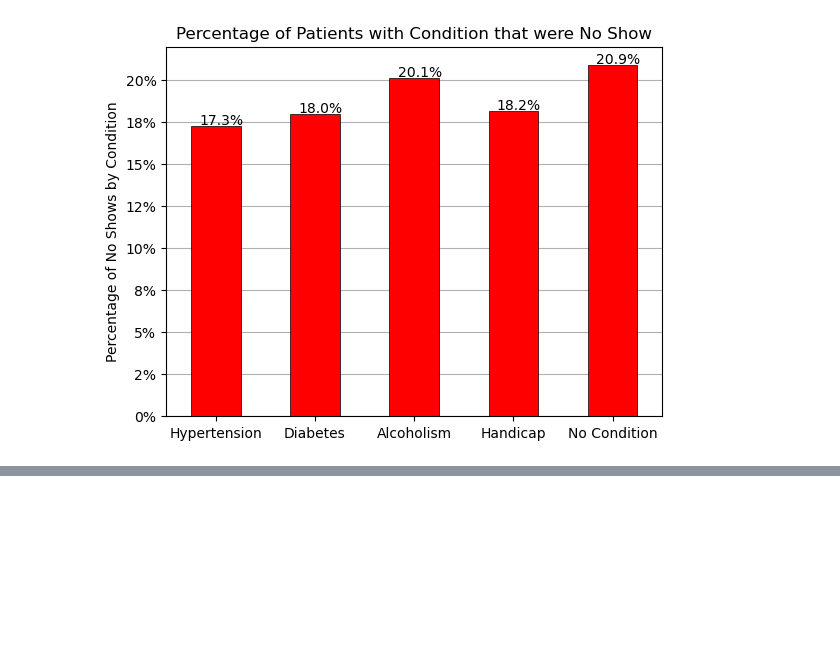
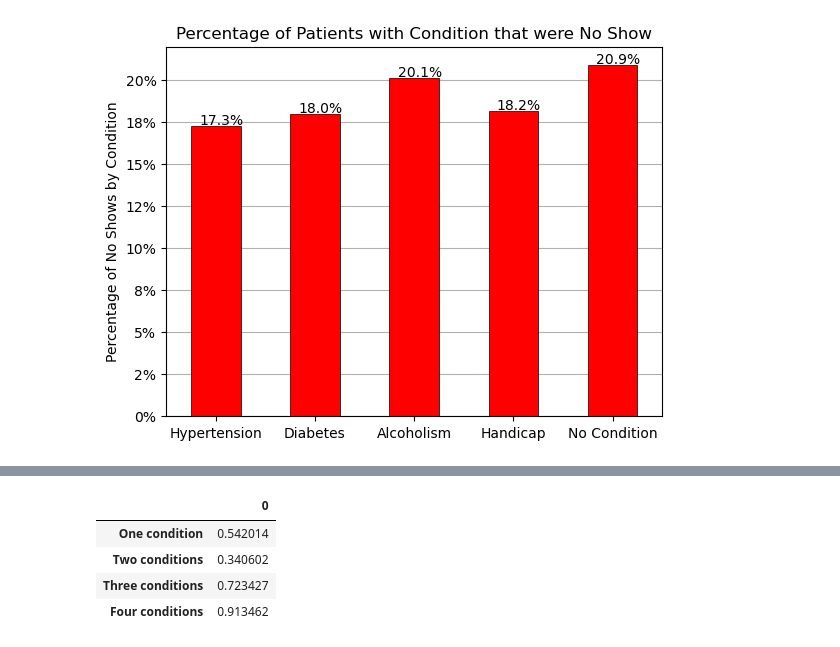
Before and after one commit to Omeagon/Project1, a Jupyter notebook: DataAnalysisCondition_fromSteph.ipynb, the cells around one changed output, grey strips where cells are left out. Cells and saved outputs as stored; diff of their text form; code cells hidden in the pictures; blank space fills up the shorter version.

```diff
--- a/DataAnalysisCondition_fromSteph.ipynb
+++ b/DataAnalysisCondition_fromSteph.ipynb
@@ -197,0 +186,22 @@ plt.show()
+# %%
+prop_no_show_one_cond = multiple_conditions_df[multiple_conditions_df['Num_conditions']==1]['No_Show_Boolean'].mean()
+prop_no_show_two_cond = multiple_conditions_df[multiple_conditions_df['Num_conditions']==2]['No_Show_Boolean'].mean()
+prop_no_show_three_cond = multiple_conditions_df[multiple_conditions_df['Num_conditions']==3]['No_Show_Boolean'].mean()
+prop_no_show_four_cond = multiple_conditions_df[multiple_conditions_df['Num_conditions']==4]['No_Show_Boolean'].mean()
+
+# Assemble the resulting series into a single summary DataFrame
+prop_no_show_num_conditions = {
+                    'One condition': prop_no_show_one_cond,
+                    'Two conditions': prop_no_show_two_cond,
+                    'Three conditions': prop_no_show_three_cond,
+                    'Four conditions': prop_no_show_four_cond,
+                    }
+prop_no_show_num_conditions = pd.DataFrame(data = prop_no_show_num_conditions,index=[0])
+prop_no_show_num_conditions = prop_no_show_num_conditions.transpose()
+prop_no_show_num_conditions
+# %% [output]
+|  | 0 |
+| One condition | 0.542014 |
+| Two conditions | 0.340602 |
+| Three conditions | 0.723427 |
+| Four conditions | 0.913462 |
```
Also changed, not shown: parts of 5 cells of this notebook, 1 other file.
